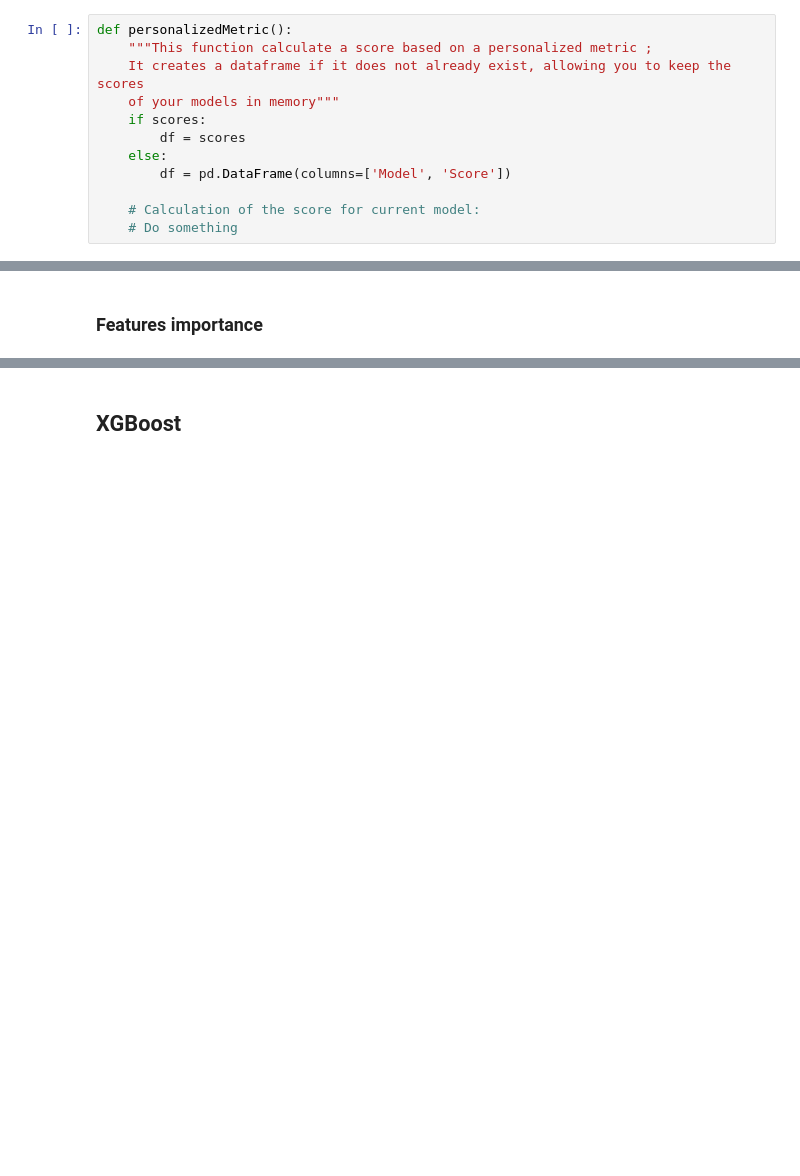
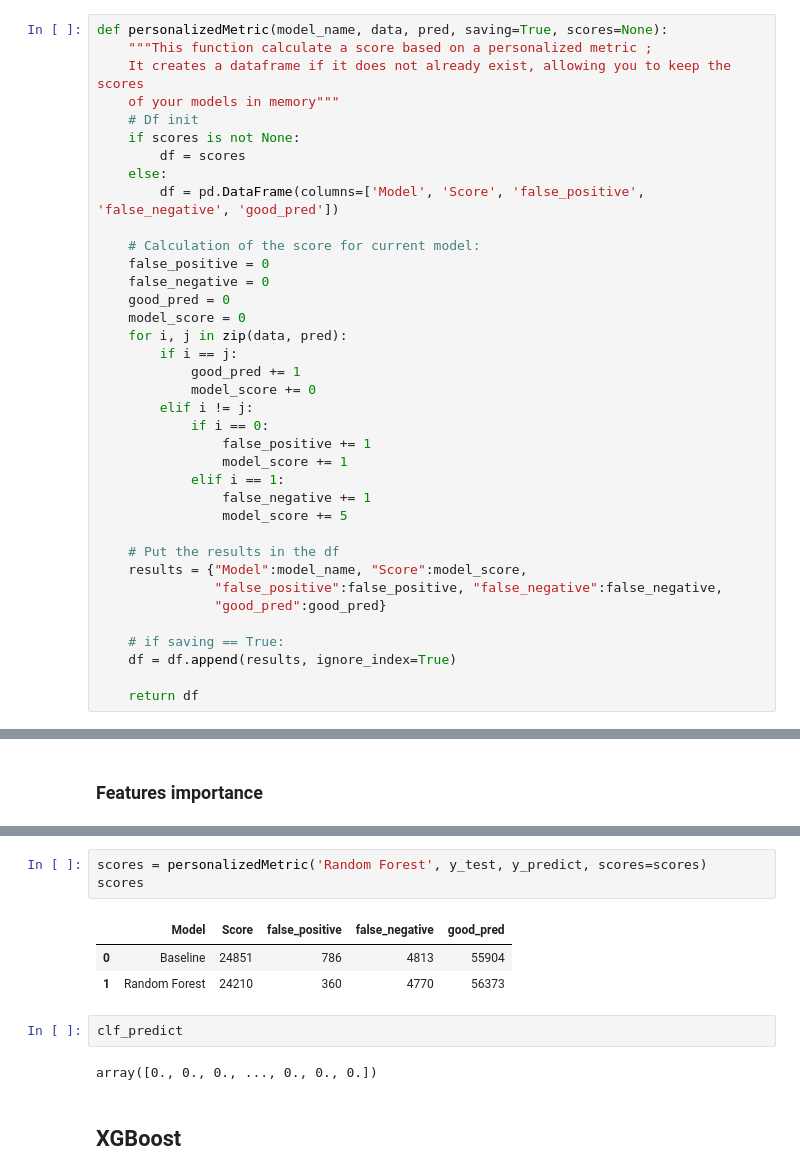
Before and after one commit to Julien-paulet/Ds_Projet7, a Jupyter notebook: P7_PAULET_JULIEN_MODEL.ipynb, the cells around one changed output, grey strips where cells are left out. Drawn from its saved outputs; the diff is of its cells as text; blank space fills up the shorter version.

```diff
--- a/P7_PAULET_JULIEN_MODEL.ipynb
+++ b/P7_PAULET_JULIEN_MODEL.ipynb
@@ -175,17 +179,42 @@ Counter({0.0: 6607, 1.0: 3393})
 # %% [markdown]
 # Personalized Metric
 # %%
-def personalizedMetric():
+def personalizedMetric(model_name, data, pred, saving=True, scores=None):
     """This function calculate a score based on a personalized metric ;
     It creates a dataframe if it does not already exist, allowing you to keep the scores
     of your models in memory"""
-    if scores:
+    # Df init
+    if scores is not None:
         df = scores
     else:
-        df = pd.DataFrame(columns=['Model', 'Score'])
+        df = pd.DataFrame(columns=['Model', 'Score', 'false_positive', 'false_negative', 'good_pred'])
 
     # Calculation of the score for current model:
-    # Do something
+    false_positive = 0
+    false_negative = 0
+    good_pred = 0
+    model_score = 0
+    for i, j in zip(data, pred):
+        if i == j:
+            good_pred += 1
+            model_score += 0
+        elif i != j:
+            if i == 0:
+                false_positive += 1
+                model_score += 1
+            elif i == 1:
+                false_negative += 1
+                model_score += 5
+
+    # Put the results in the df
+    results = {"Model":model_name, "Score":model_score,
+               "false_positive":false_positive, "false_negative":false_negative,
+               "good_pred":good_pred}
+
+    # if saving == True:
+    df = df.append(results, ignore_index=True)
+
+    return df
 # %% [markdown]
 # Modeling
 # %% [markdown]
@@ -348,3 +335,14 @@ Accuracy: 0.8859405232265093
+# %%
+scores = personalizedMetric('Random Forest', y_test, y_predict, scores=scores)
+scores
+# %% [output]
+|  | Model | Score | false_positive | false_negative | good_pred |
+| 0 | Baseline | 24851 | 786 | 4813 | 55904 |
+| 1 | Random Forest | 24210 | 360 | 4770 | 56373 |
+# %%
+clf_predict
+# %% [output]
+array([0., 0., 0., ..., 0., 0., 0.])
 # %% [markdown]
 ## XGBoost
 # %%
```
Also changed, not shown: parts of 21 cells of this notebook.
